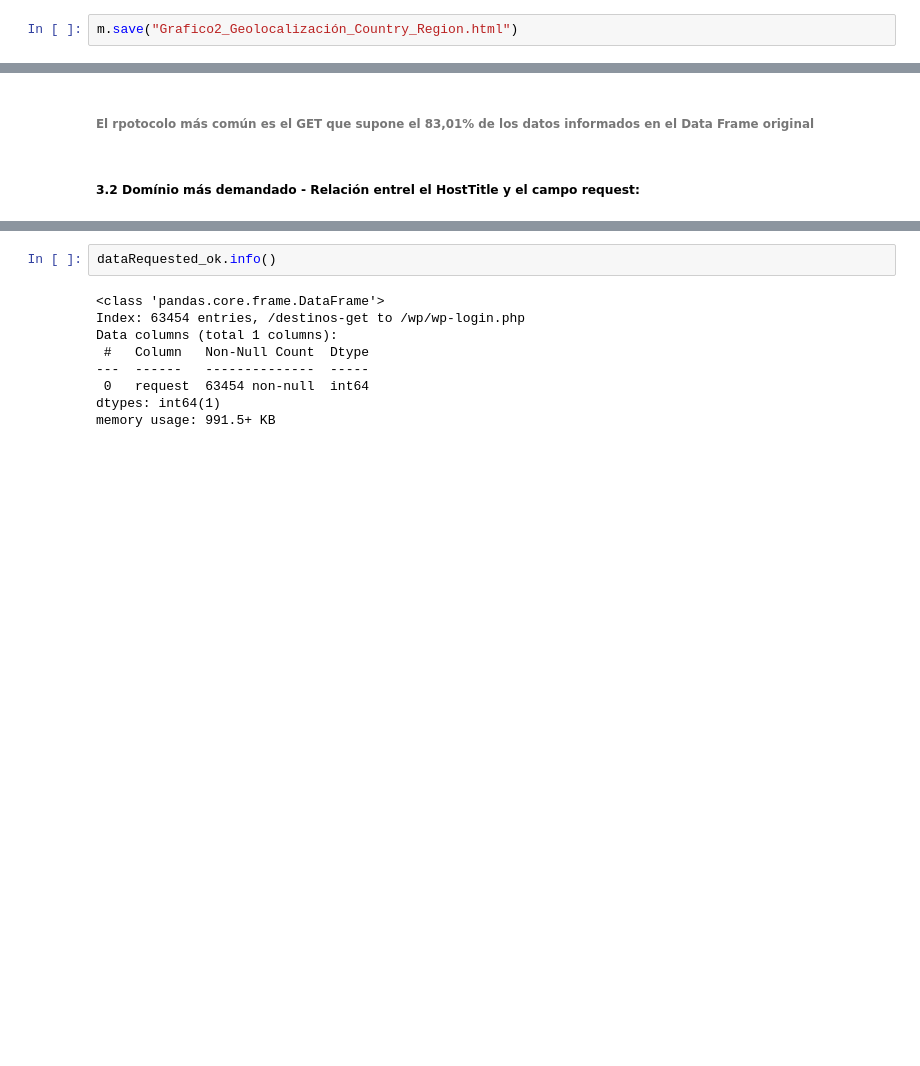
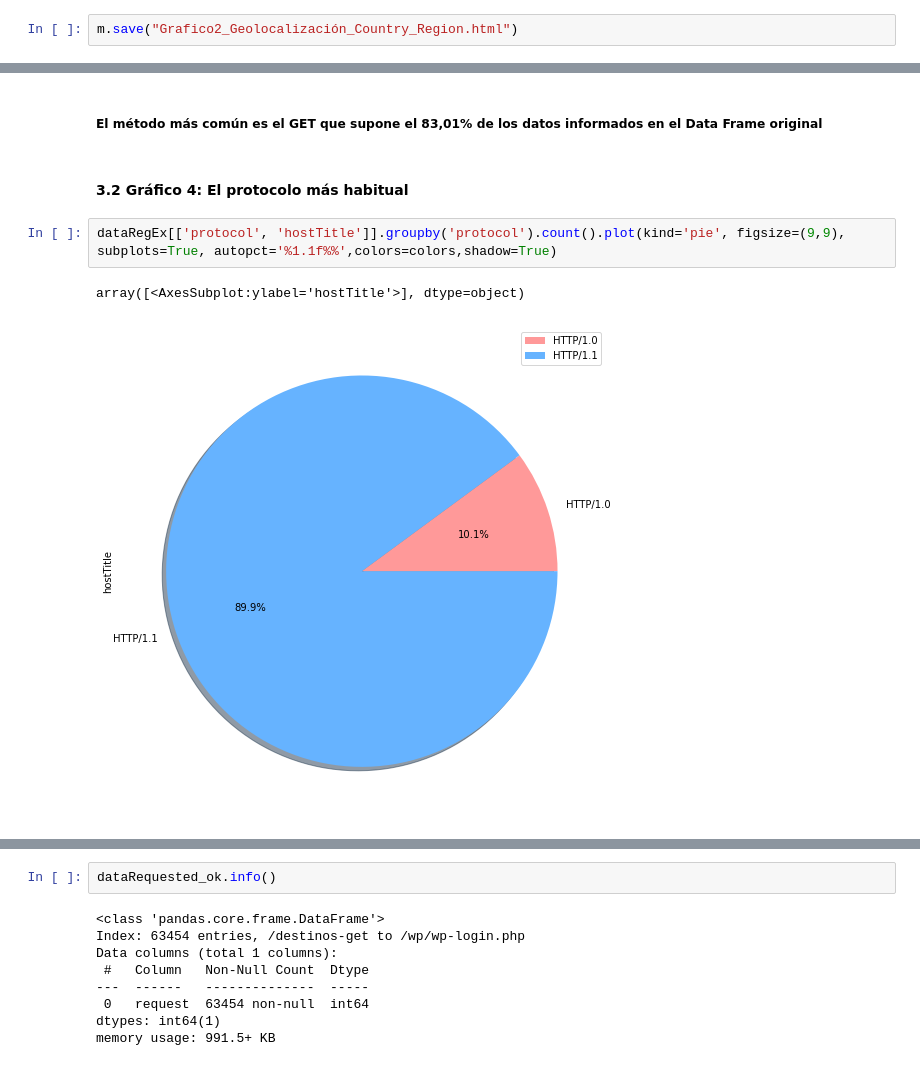
Before and after one commit to amariasm/Registre-de-logs, a Jupyter notebook: Registre_de_logs.ipynb, the cells around one changed output, grey strips where cells are left out. Cells and saved outputs as stored; diff of their text form; blank space fills up the shorter version.

```diff
--- a/Registre_de_logs.ipynb
+++ b/Registre_de_logs.ipynb
@@ -383,5 +457,10 @@ dataRegEx[['request', 'hostTitle']].groupby('request').count().plot(kind='pie',
 [figure]
-# %% [markdown]
-###### El rpotocolo más común es el GET que supone el 83,01% de los datos informados en el Data Frame original
-# %% [markdown]
-##### 3.2 Domínio más demandado - Relación entrel el HostTitle y el campo request:
+# %% [markdown]
+##### El método más común es el GET que supone el 83,01% de los datos informados en el Data Frame original
+# %% [markdown]
+#### 3.2 Gráfico 4: El protocolo más habitual
+# %%
+dataRegEx[['protocol', 'hostTitle']].groupby('protocol').count().plot(kind='pie', figsize=(9,9), subplots=True, autopct='%1.1f%%',colors=colors,shadow=True)
+# %% [output]
+array([<AxesSubplot:ylabel='hostTitle'>], dtype=object)
+[figure, added]
```
Also changed, not shown: parts of 49 cells of this notebook, 6 other files.
